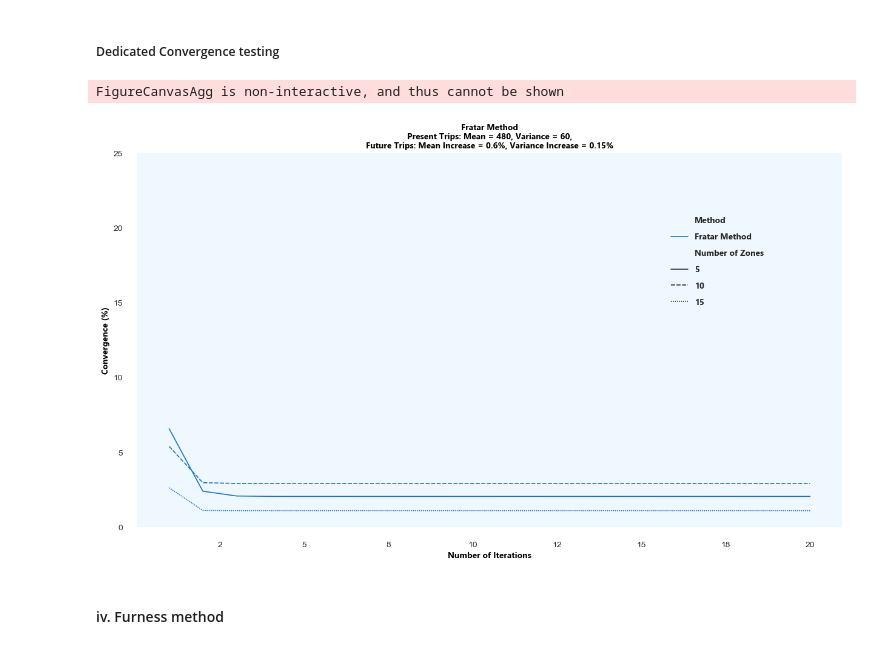
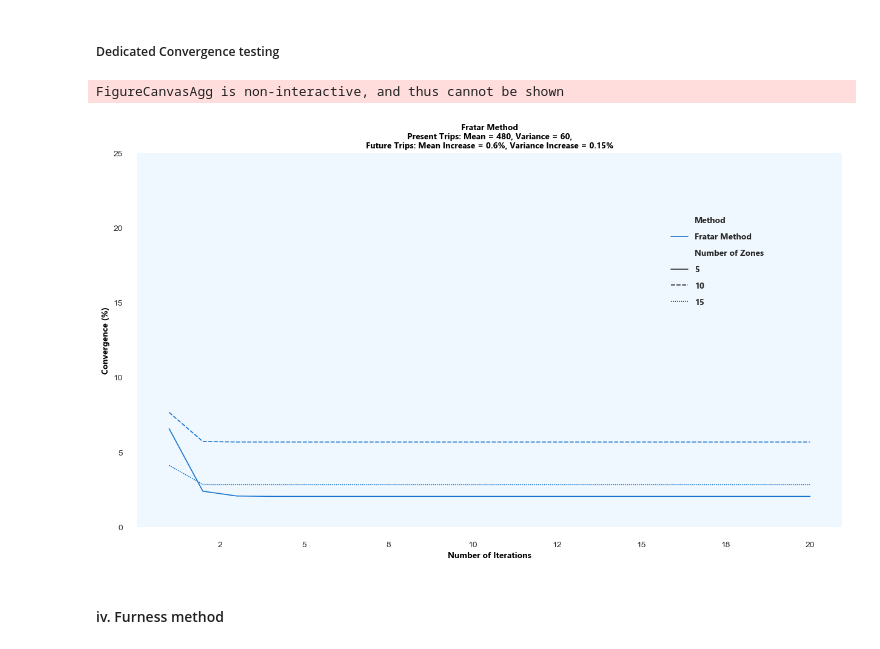
Before and after one commit to glennluigigarcia/Trip_Distribution, a Jupyter notebook: trip_dist.ipynb, the cells around one changed output. Drawn from its saved outputs; the diff is of its cells as text; code cells hidden in the pictures.

```diff
--- a/trip_dist.ipynb
+++ b/trip_dist.ipynb
@@ -397,11 +416,10 @@ def fm(present_trips, future_trips, growth_rate, fm_iteration):
 # %% [markdown]
 ##### Dedicated Convergence testing
 # %%
-ded_test(dist_func='FM', n_zones=[5, 10, 15], test_pre_mean=480, test_pre_var=60, factor_fut_mean=0.6, factor_fut_var=0.15,
-         gm_imp_mean=5000, gm_imp_var=150, gm_type='ATT',n_iter=20)
+ded_test(dist_func='FM', n_zones=[5, 10, 15], test_pre_mean=480, test_pre_var=60, factor_fut_mean=0.6, factor_fut_var=0.15, n_iter=20)
 # %% [output]
 FigureCanvasAgg is non-interactive, and thus cannot be shown
-[figure, old version]
+[figure, new version]
 # %% [markdown]
 #### iv. Furness method
 # %%
```
Also changed, not shown: parts of 10 cells of this notebook.
